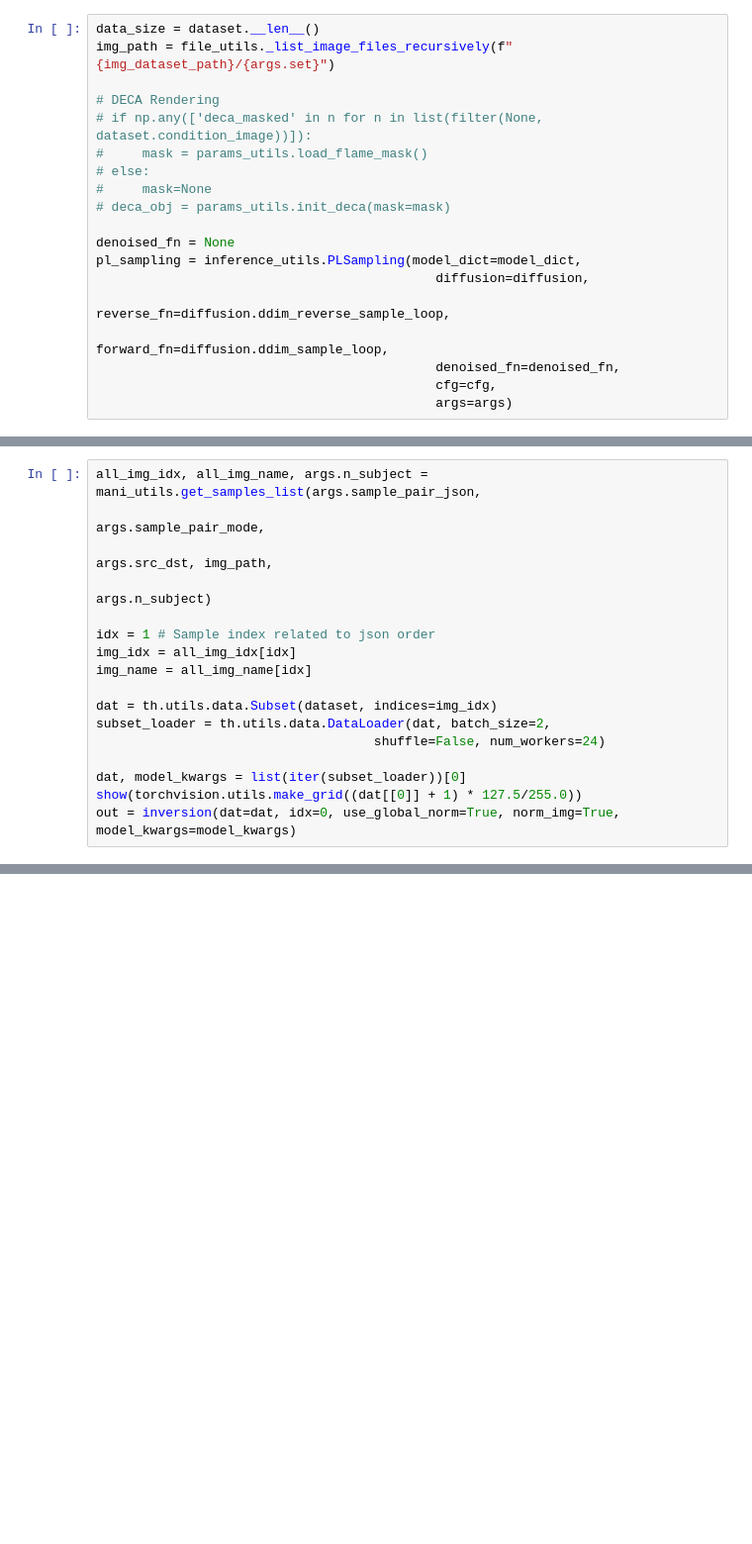
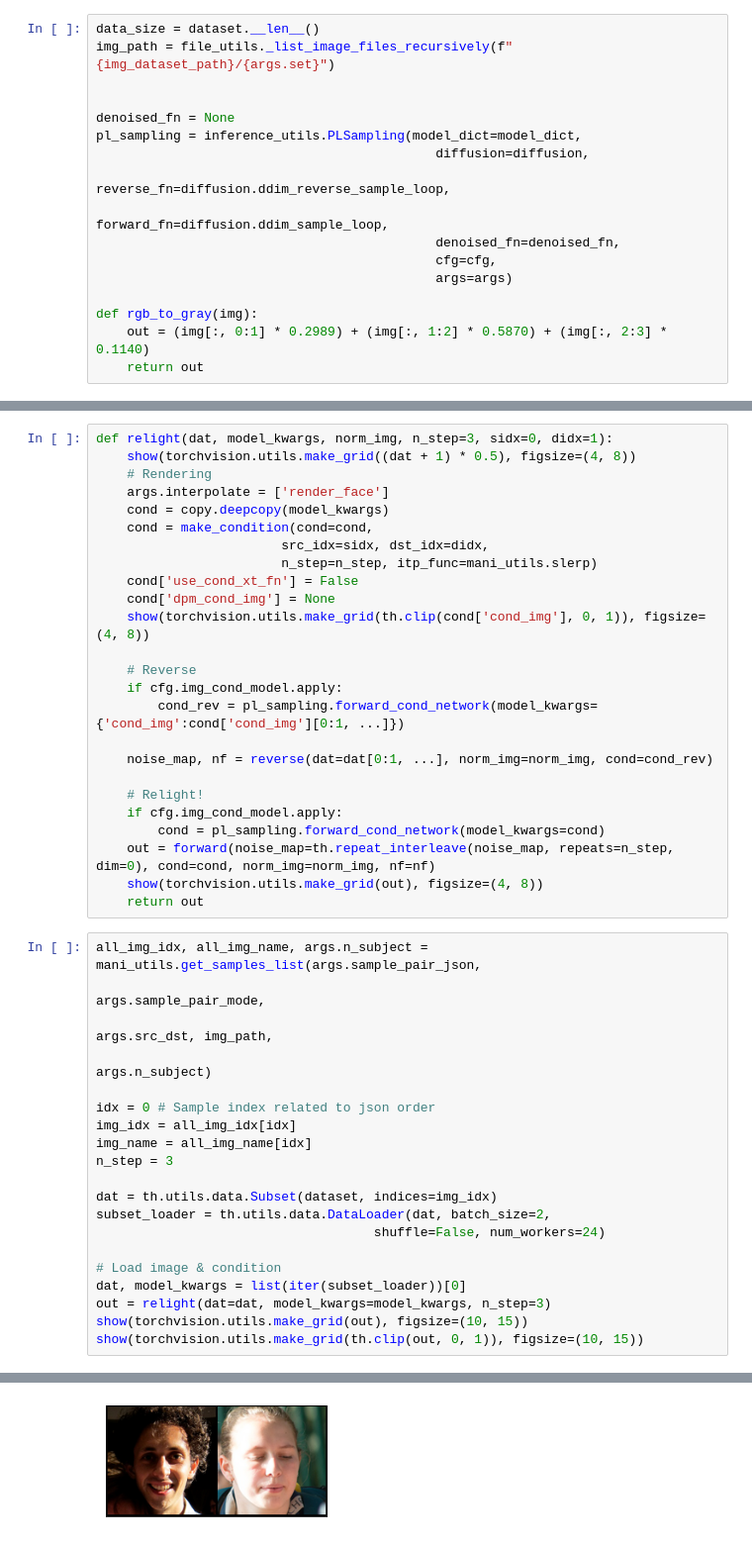
Before and after one commit to XezXey/guided-diffusion, a Jupyter notebook: sample_scripts/py/relighting_sample_id/sampling/sampling_relight.ipynb, the cells around one changed output, grey strips where cells are left out. Shown at 99% size. Saved outputs shown, nothing was run; the diff lists cells and outputs as text; blank space fills up the shorter version.

```diff
--- a/sample_scripts/py/relighting_sample_id/sampling/sampling_relight.ipynb
+++ b/sample_scripts/py/relighting_sample_id/sampling/sampling_relight.ipynb
@@ -165,12 +184,6 @@ DPM Image condition :  [None]
 data_size = dataset.__len__()
 img_path = file_utils._list_image_files_recursively(f"{img_dataset_path}/{args.set}")
 
-# DECA Rendering
-# if np.any(['deca_masked' in n for n in list(filter(None, dataset.condition_image))]):
-#     mask = params_utils.load_flame_mask()
-# else:
-#     mask=None
-# deca_obj = params_utils.init_deca(mask=mask)
 
 denoised_fn = None
 pl_sampling = inference_utils.PLSampling(model_dict=model_dict,
@@ -180,3 +193,7 @@ pl_sampling = inference_utils.PLSampling(model_dict=model_dict,
                                             denoised_fn=denoised_fn,
                                             cfg=cfg,
                                             args=args)
+
+def rgb_to_gray(img):
+    out = (img[:, 0:1] * 0.2989) + (img[:, 1:2] * 0.5870) + (img[:, 2:3] * 0.1140)
+    return out
@@ -243,18 +383,46 @@ def inversion(dat, idx, use_global_norm, norm_img, model_kwargs, norm_space='gra
+# %%
+def relight(dat, model_kwargs, norm_img, n_step=3, sidx=0, didx=1):
+    show(torchvision.utils.make_grid((dat + 1) * 0.5), figsize=(4, 8))
+    # Rendering
+    args.interpolate = ['render_face']
+    cond = copy.deepcopy(model_kwargs)
+    cond = make_condition(cond=cond,
+                        src_idx=sidx, dst_idx=didx,
+                        n_step=n_step, itp_func=mani_utils.slerp)
+    cond['use_cond_xt_fn'] = False
+    cond['dpm_cond_img'] = None
+    show(torchvision.utils.make_grid(th.clip(cond['cond_img'], 0, 1)), figsize=(4, 8))
+
+    # Reverse
+    if cfg.img_cond_model.apply:
+        cond_rev = pl_sampling.forward_cond_network(model_kwargs={'cond_img':cond['cond_img'][0:1, ...]})
+
+    noise_map, nf = reverse(dat=dat[0:1, ...], norm_img=norm_img, cond=cond_rev)
+
+    # Relight!
+    if cfg.img_cond_model.apply:
+        cond = pl_sampling.forward_cond_network(model_kwargs=cond)
+    out = forward(noise_map=th.repeat_interleave(noise_map, repeats=n_step, dim=0), cond=cond, norm_img=norm_img, nf=nf)
+    show(torchvision.utils.make_grid(out), figsize=(4, 8))
+    return out
 # %%
 all_img_idx, all_img_name, args.n_subject = mani_utils.get_samples_list(args.sample_pair_json,
                                                                         args.sample_pair_mode,
                                                                         args.src_dst, img_path,
                                                                         args.n_subject)
 
-idx = 1 # Sample index related to json order
+idx = 0 # Sample index related to json order
 img_idx = all_img_idx[idx]
 img_name = all_img_name[idx]
+n_step = 3
 
 dat = th.utils.data.Subset(dataset, indices=img_idx)
 subset_loader = th.utils.data.DataLoader(dat, batch_size=2,
                                     shuffle=False, num_workers=24)
 
+# Load image & condition
 dat, model_kwargs = list(iter(subset_loader))[0]
-show(torchvision.utils.make_grid((dat[[0]] + 1) * 127.5/255.0))
-out = inversion(dat=dat, idx=0, use_global_norm=True, norm_img=True, model_kwargs=model_kwargs)
+out = relight(dat=dat, model_kwargs=model_kwargs, n_step=3)
+show(torchvision.utils.make_grid(out), figsize=(10, 15))
+show(torchvision.utils.make_grid(th.clip(out, 0, 1)), figsize=(10, 15))
 # %% [output]
@@ -264,0 +435 @@ Global Normalization factor(mu, std) : -0.11507133024128435, 0.4923844008755911
+[figure, added]
```
Also changed, not shown: parts of 16 cells of this notebook, 5 other files.
